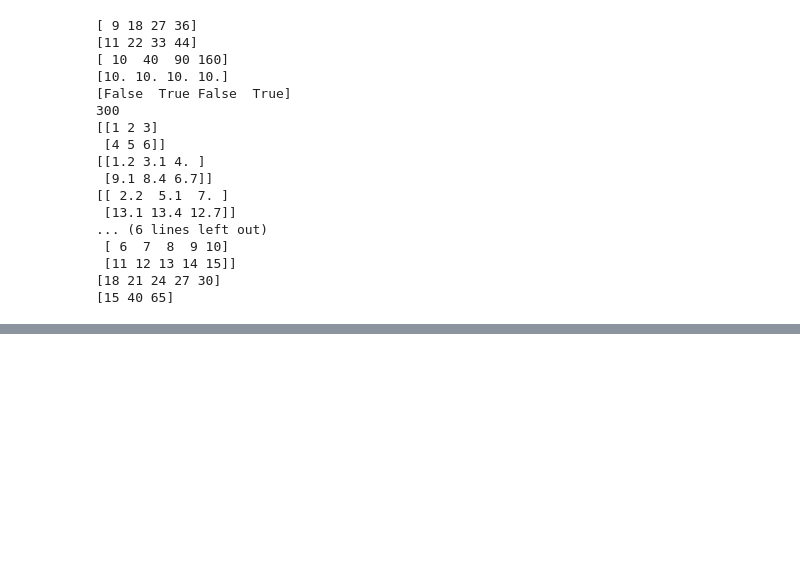
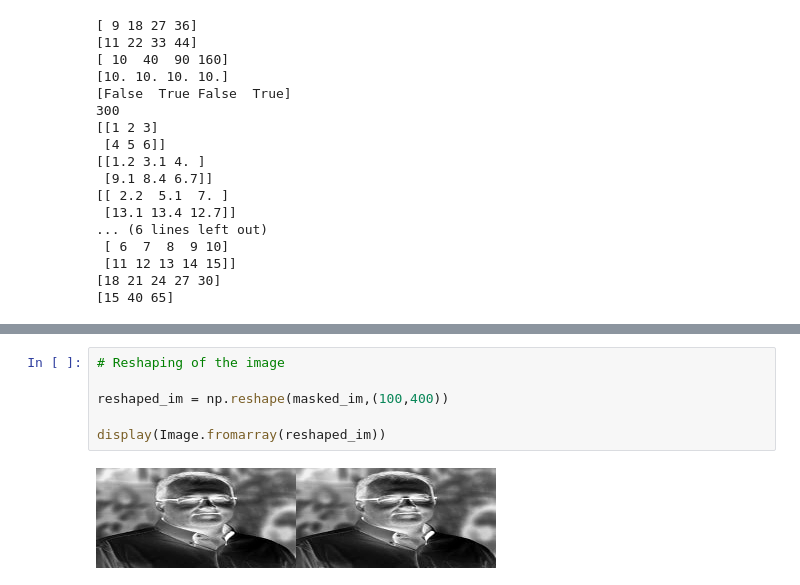
Before and after one commit to ruslanmasinjila/Applied_Data_Science_With_Python, a Jupyter notebook: 1. Introduction to Data Science in Python/week1/week1.ipynb, the cells around one changed output, grey strips where cells are left out. Drawn from its saved outputs; the diff is of its cells as text; blank space fills up the shorter version.

```diff
--- a/1. Introduction to Data Science in Python/week1/week1.ipynb
+++ b/1. Introduction to Data Science in Python/week1/week1.ipynb
@@ -277,0 +315,8 @@ print(c.sum(axis=1))
+# %%
+# Reshaping of the image
+
+reshaped_im = np.reshape(masked_im,(100,400))
+
+display(Image.fromarray(reshaped_im))
+# %% [output]
+[figure, added]
```
Also changed, not shown: parts of 9 cells of this notebook, 1 other file.
